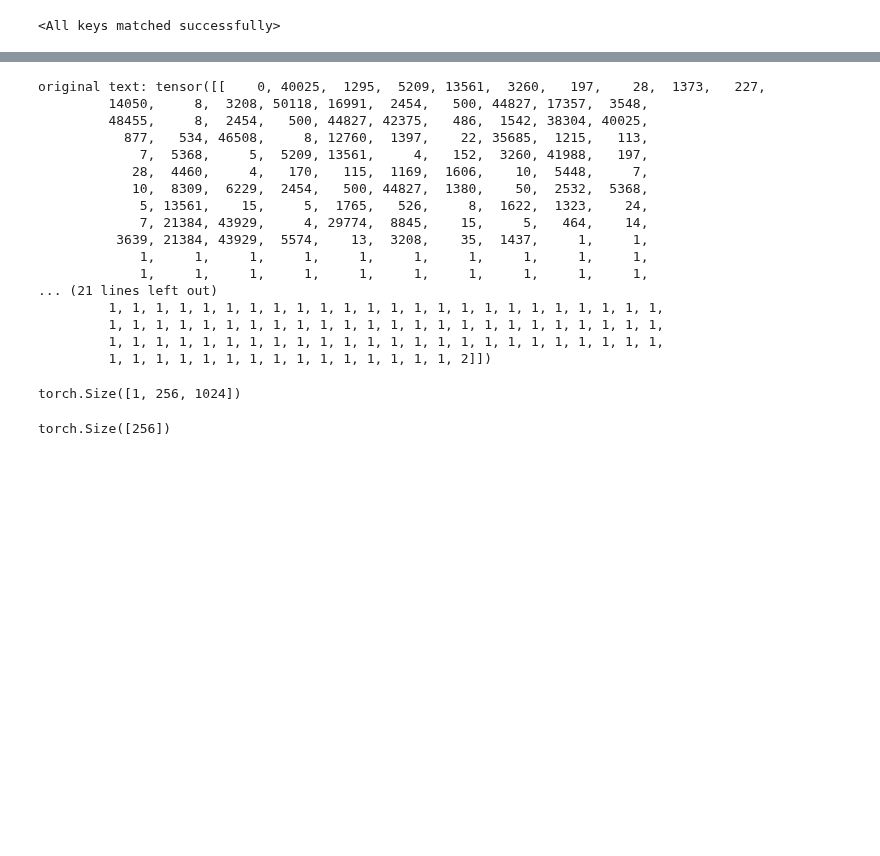
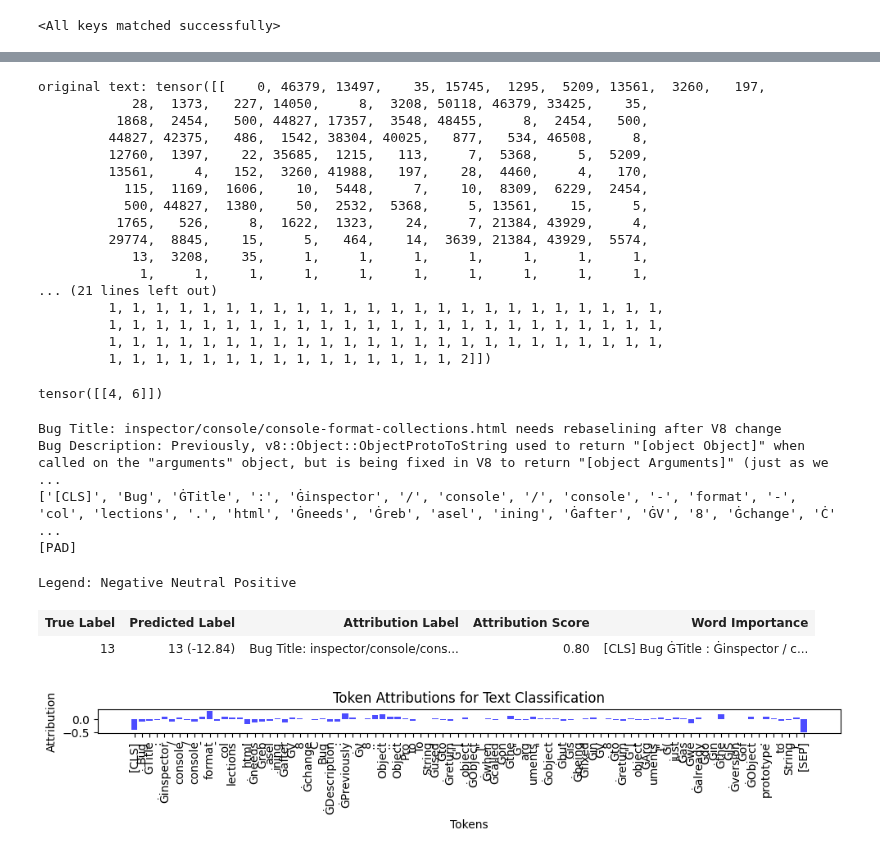
Before and after one commit to afifaniks/triagerX, a Jupyter notebook: notebook/model_interpretation.ipynb, the cells around one changed output, grey strips where cells are left out. Drawn from its saved outputs; the diff is of its cells as text; code cells hidden in the pictures; blank space fills up the shorter version.

```diff
--- a/notebook/model_interpretation.ipynb
+++ b/notebook/model_interpretation.ipynb
@@ -247,4 +565,4 @@ lig = LayerIntegratedGradients(model_output, model_input)
 def get_data(owner_id, sample_index):
     sample = df_test[df_test["owner_id"] == owner_id].iloc[sample_index]
 
-    return sample.owner, sample.text
+    return sample.owner, sample.text, sample.text2
@@ -264,48 +630,48 @@ def construct_input_and_baseline(text):
     baseline_input_ids = [cls_token_id] + [baseline_token_id] * len(text_ids) + [sep_token_id]
     return torch.tensor([input_ids], device='cpu'), torch.tensor([baseline_input_ids], device='cpu'), token_list
 
-owner, text = get_data(72, 1)
+owner, _, text = get_data(72, 1)
 input_ids, baseline_input_ids, all_tokens = construct_input_and_baseline(text)
 
 print(f'original text: {input_ids}')
 print(f'baseline text: {baseline_input_ids}')
 # %% [output]
-original text: tensor([[    0, 40025,  1295,  5209, 13561,  3260,   197,    28,  1373,   227,
-         14050,     8,  3208, 50118, 16991,  2454,   500, 44827, 17357,  3548,
-         48455,     8,  2454,   500, 44827, 42375,   486,  1542, 38304, 40025,
-           877,   534, 46508,     8, 12760,  1397,    22, 35685,  1215,   113,
-             7,  5368,     5,  5209, 13561,     4,   152,  3260, 41988,   197,
-            28,  4460,     4,   170,   115,  1169,  1606,    10,  5448,     7,
-            10,  8309,  6229,  2454,   500, 44827,  1380,    50,  2532,  5368,
-             5, 13561,    15,     5,  1765,   526,     8,  1622,  1323,    24,
-             7, 21384, 43929,     4, 29774,  8845,    15,     5,   464,    14,
-          3639, 21384, 43929,  5574,    13,  3208,    35,  1437,     1,     1,
-             1,     1,     1,     1,     1,     1,     1,     1,     1,     1,
+original text: tensor([[    0, 46379, 13497,    35, 15745,  1295,  5209, 13561,  3260,   197,
+            28,  1373,   227, 14050,     8,  3208, 50118, 46379, 33425,    35,
+          1868,  2454,   500, 44827, 17357,  3548, 48455,     8,  2454,   500,
+         44827, 42375,   486,  1542, 38304, 40025,   877,   534, 46508,     8,
+         12760,  1397,    22, 35685,  1215,   113,     7,  5368,     5,  5209,
+         13561,     4,   152,  3260, 41988,   197,    28,  4460,     4,   170,
+           115,  1169,  1606,    10,  5448,     7,    10,  8309,  6229,  2454,
+           500, 44827,  1380,    50,  2532,  5368,     5, 13561,    15,     5,
+          1765,   526,     8,  1622,  1323,    24,     7, 21384, 43929,     4,
+         29774,  8845,    15,     5,   464,    14,  3639, 21384, 43929,  5574,
+            13,  3208,    35,     1,     1,     1,     1,     1,     1,     1,
              1,     1,     1,     1,     1,     1,     1,     1,     1,     1,
 ... (21 lines left out)
          1, 1, 1, 1, 1, 1, 1, 1, 1, 1, 1, 1, 1, 1, 1, 1, 1, 1, 1, 1, 1, 1, 1, 1,
          1, 1, 1, 1, 1, 1, 1, 1, 1, 1, 1, 1, 1, 1, 1, 1, 1, 1, 1, 1, 1, 1, 1, 1,
          1, 1, 1, 1, 1, 1, 1, 1, 1, 1, 1, 1, 1, 1, 1, 1, 1, 1, 1, 1, 1, 1, 1, 1,
          1, 1, 1, 1, 1, 1, 1, 1, 1, 1, 1, 1, 1, 1, 1, 2]])
-# %%
-attributions, delta = lig.attribute(inputs=input_ids,
-                                    baselines= baseline_input_ids,
-                                    return_convergence_delta=True,
-                                    internal_batch_size=1,
-                                    target=72
-                                    )
-print(attributions.size())
-# %% [output]
-torch.Size([1, 256, 1024])
+# %%
+sum([torch.tensor([[1, 2]]), torch.tensor([[3, 4]])])
+# %% [output]
+tensor([[4, 6]])
 # %%
-def summarize_attributions(attributions):
+def summarize_attributions_triagerx(attributions):
+
+    attributions = sum(attributions)
 
     attributions = attributions.sum(dim=-1).squeeze(0)
     attributions = attributions / torch.norm(attributions)
 
     return attributions
 
-attributions_sum = summarize_attributions(attributions)
-print(attributions_sum.size())
+def summarize_attributions(attributions):
+    attributions = attributions.sum(dim=-1).squeeze(0)
+    attributions = attributions / torch.norm(attributions)
+
+    return attributions
+
+# attributions_sum = summarize_attributions(attributions)
+# print(attributions_sum.size())
-# %% [output]
-torch.Size([256])
@@ -312,3 +722,18 @@ torch.Size([256])
+# %%
+owner_id = 13
+test_data_index = 3
+owner, text, _ = get_data(owner_id, test_data_index)
+print(text)
+interpret_text_triagerx(text, owner_id)
+# %% [output]
+Bug Title: inspector/console/console-format-collections.html needs rebaselining after V8 change
+Bug Description: Previously, v8::Object::ObjectProtoToString used to return "[object Object]" when called on the "arguments" object, but is being fixed in V8 to return "[object Arguments]" (just as we ...
+['[CLS]', 'Bug', 'ĠTitle', ':', 'Ġinspector', '/', 'console', '/', 'console', '-', 'format', '-', 'col', 'lections', '.', 'html', 'Ġneeds', 'Ġreb', 'asel', 'ining', 'Ġafter', 'ĠV', '8', 'Ġchange', 'Ċ' ...
+[PAD]
+Legend: Negative Neutral Positive
+| True Label | Predicted Label | Attribution Label | Attribution Score | Word Importance |
+| 13 | 13 (-12.84) | Bug Title: inspector/console/cons... | 0.80 | [CLS] Bug ĠTitle : Ġinspector / c... |
+[figure, added]
 # %%
 from captum.attr import visualization as viz
 
```
Also changed, not shown: parts of 22 cells of this notebook.
